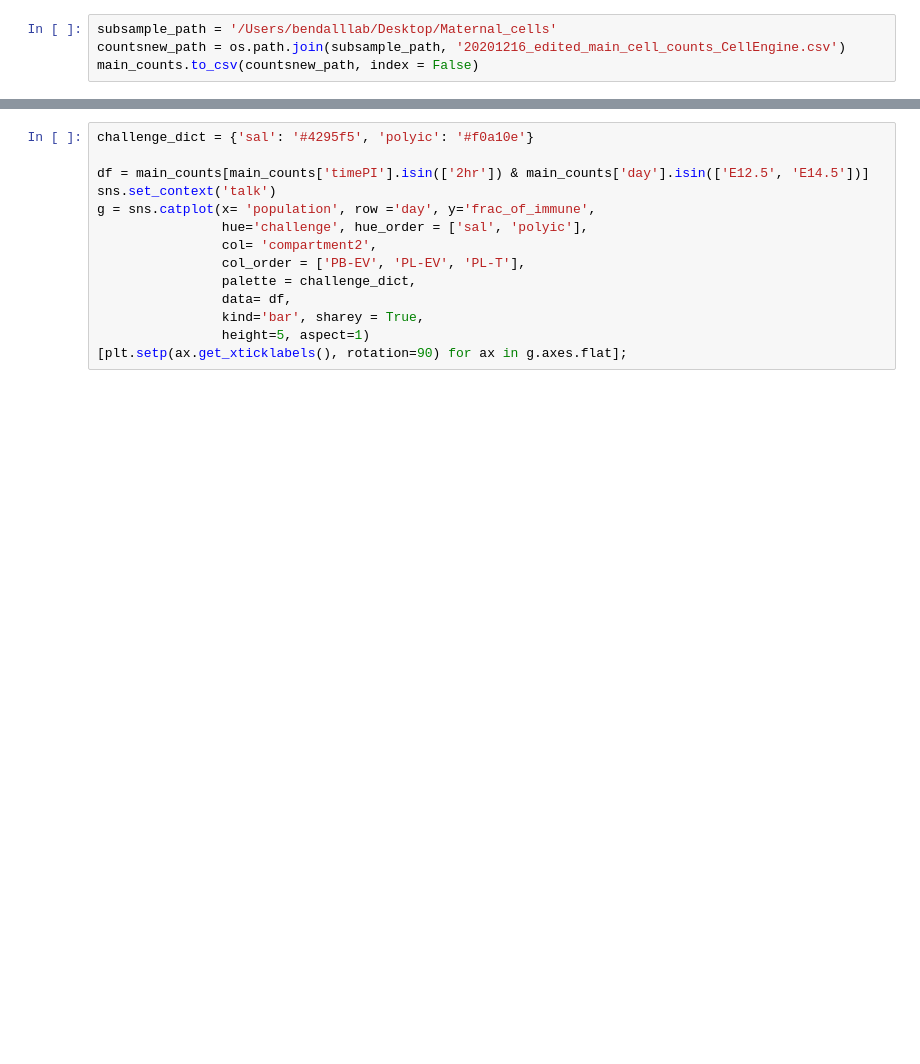
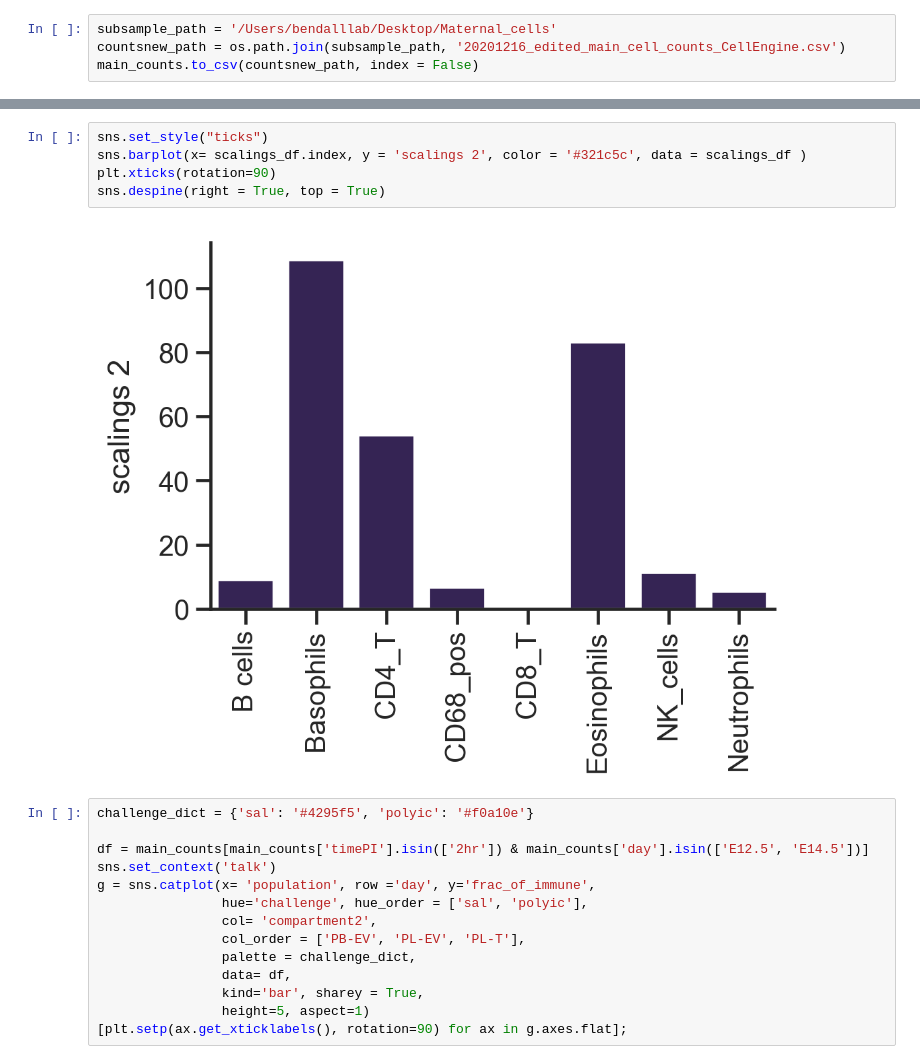
Before and after one commit to nvivanco/Placenta_paper_figures, a Jupyter notebook: 20201215_data_analysis_cell_engine.ipynb, the cells around one changed output, grey strips where cells are left out. Saved outputs shown, nothing was run; the diff lists cells and outputs as text; blank space fills up the shorter version.

```diff
--- a/20201215_data_analysis_cell_engine.ipynb
+++ b/20201215_data_analysis_cell_engine.ipynb
@@ -251,3 +377,10 @@ main_counts.to_csv(countsnew_path, index = False)
+# %%
+sns.set_style("ticks")
+sns.barplot(x= scalings_df.index, y = 'scalings 2', color = '#321c5c', data = scalings_df )
+plt.xticks(rotation=90)
+sns.despine(right = True, top = True)
+# %% [output]
+[figure, added]
 # %%
 challenge_dict = {'sal': '#4295f5', 'polyic': '#f0a10e'}
 
```
Also changed, not shown: parts of 20 cells of this notebook, 2 other files.
